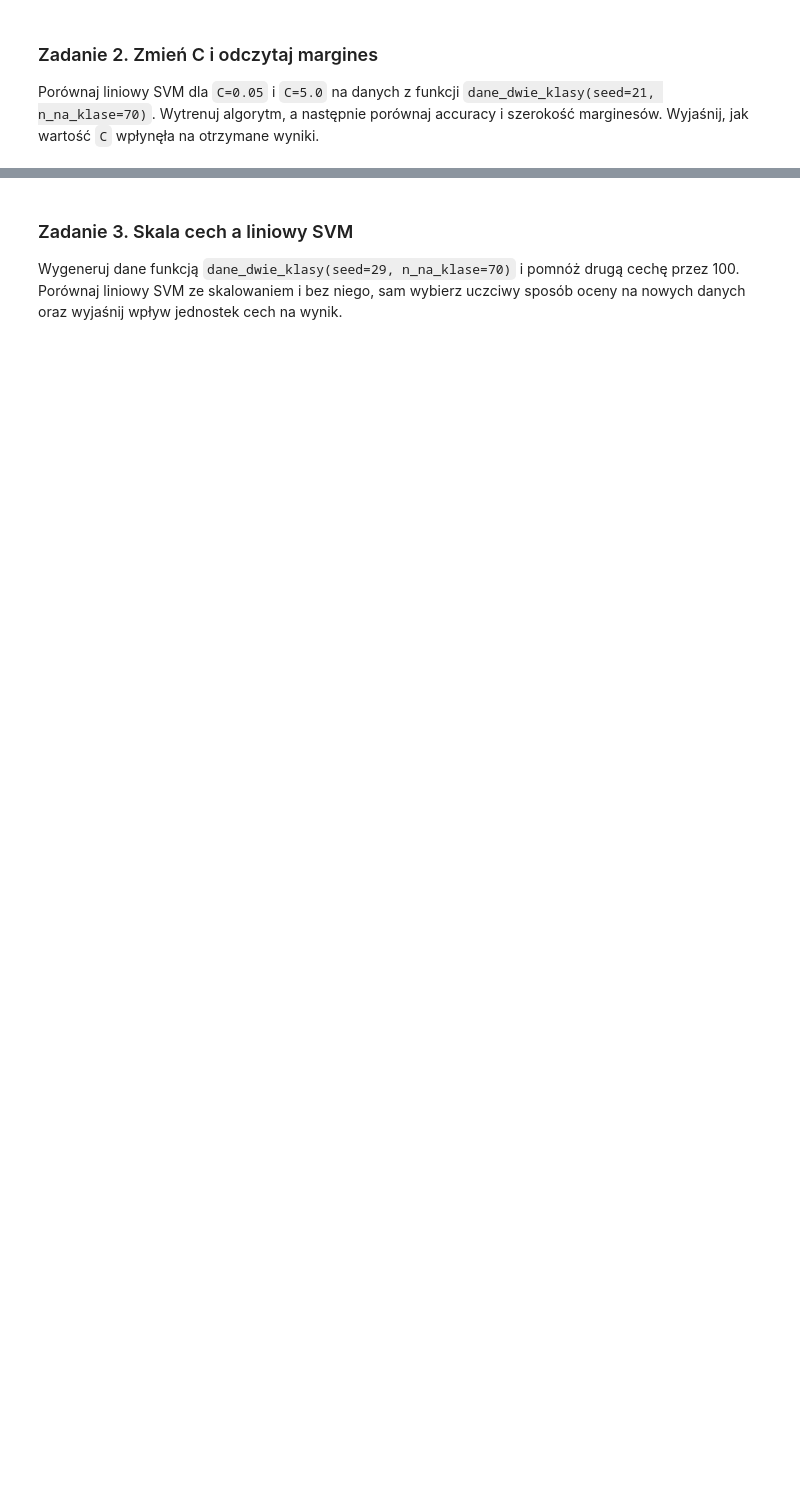
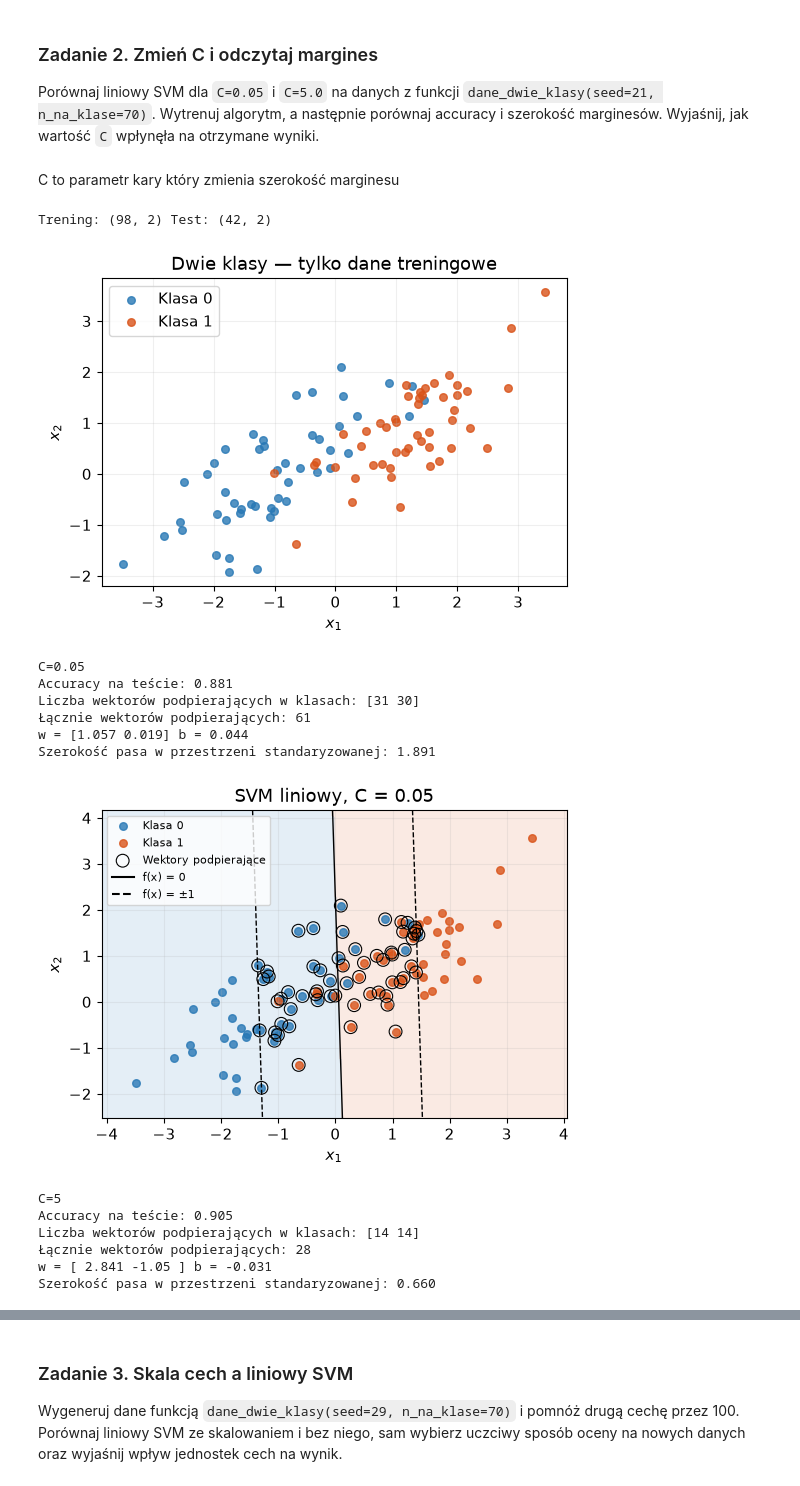
Before and after one commit to MichalPietruszynski7/um, a Jupyter notebook: lab1/lab01_fisher_svm.ipynb, the cells around one changed output, grey strips where cells are left out. Saved outputs shown, nothing was run; the diff lists cells and outputs as text; code cells hidden in the pictures; blank space fills up the shorter version.

```diff
--- a/lab1/lab01_fisher_svm.ipynb
+++ b/lab1/lab01_fisher_svm.ipynb
@@ -421,5 +492,79 @@ i oceny, uzasadnij go oraz wyjaśnij rolę macierzy $W$ w otrzymanym rozwiązani
 Porównaj liniowy SVM dla `C=0.05` i `C=5.0` na danych z funkcji
 `dane_dwie_klasy(seed=21, n_na_klase=70)`. Wytrenuj algorytm, a następnie porównaj accuracy i szerokość marginesów.
 Wyjaśnij, jak wartość `C` wpłynęła na otrzymane wyniki.
+# %% [markdown]
+C to parametr kary który zmienia szerokość marginesu
 # %%
 # Rozwiązanie zadania 2
+X, y = dane_dwie_klasy(seed=21,n_na_klase=70)
+X_train, X_test, y_train, y_test = train_test_split(
+    X, y, test_size=0.30, stratify=y, random_state=42
+)
+
+print("Trening:", X_train.shape, "Test:", X_test.shape)
+fig, ax = plt.subplots()
+rysuj_klasy(X_train, y_train, ax)
+ax.set_title("Dwie klasy — tylko dane treningowe")
+plt.show()
+
+
+klasyfikator_liniowy = SVC(kernel='linear', C=0.05)
+svm_liniowy = make_pipeline(StandardScaler(), klasyfikator_liniowy)
+svm_liniowy.fit(X_train, y_train)
+
+y_pred_svm = svm_liniowy.predict(X_test)
+print("C=0.05")
+print(f"Accuracy na teście: {accuracy_score(y_test, y_pred_svm):.3f}")
+svc = svm_liniowy.named_steps["svc"]
+print("Liczba wektorów podpierających w klasach:", svc.n_support_)
+print("Łącznie wektorów podpierających:", len(svc.support_))
+
+w = svc.coef_[0]
+b = svc.intercept_[0]
+szerokosc = 2/np.linalg.norm(w)
+print("w =", w.round(3), "b =", round(b, 3))
+print(f"Szerokość pasa w przestrzeni standaryzowanej: {szerokosc:.3f}")
+
+fig, ax = plt.subplots()
+rysuj_svm(svm_liniowy, X_train, y_train, ax, "SVM liniowy, C = 0.05")
+plt.show()
+
+
+
+
+
+
+klasyfikator_liniowy = SVC(kernel='linear', C=5)
+svm_liniowy = make_pipeline(StandardScaler(), klasyfikator_liniowy)
+svm_liniowy.fit(X_train, y_train)
+
+y_pred_svm = svm_liniowy.predict(X_test)
+print("C=5")
+print(f"Accuracy na teście: {accuracy_score(y_test, y_pred_svm):.3f}")
+svc = svm_liniowy.named_steps["svc"]
+print("Liczba wektorów podpierających w klasach:", svc.n_support_)
+print("Łącznie wektorów podpierających:", len(svc.support_))
+w = svc.coef_[0]
+b = svc.intercept_[0]
+szerokosc = 2/np.linalg.norm(w)
+print("w =", w.round(3), "b =", round(b, 3))
+print(f"Szerokość pasa w przestrzeni standaryzowanej: {szerokosc:.3f}")
+fig, ax = plt.subplots()
+rysuj_svm(svm_liniowy, X_train, y_train, ax, "SVM liniowy, C = 5")
+plt.show()
+# %% [output]
+Trening: (98, 2) Test: (42, 2)
+[figure, added]
+C=0.05
+Accuracy na teście: 0.881
+Liczba wektorów podpierających w klasach: [31 30]
+Łącznie wektorów podpierających: 61
+w = [1.057 0.019] b = 0.044
+Szerokość pasa w przestrzeni standaryzowanej: 1.891
+[figure, added]
+C=5
+Accuracy na teście: 0.905
+Liczba wektorów podpierających w klasach: [14 14]
+Łącznie wektorów podpierających: 28
+w = [ 2.841 -1.05 ] b = -0.031
+Szerokość pasa w przestrzeni standaryzowanej: 0.660
```
Also changed, not shown: parts of 6 cells of this notebook.
